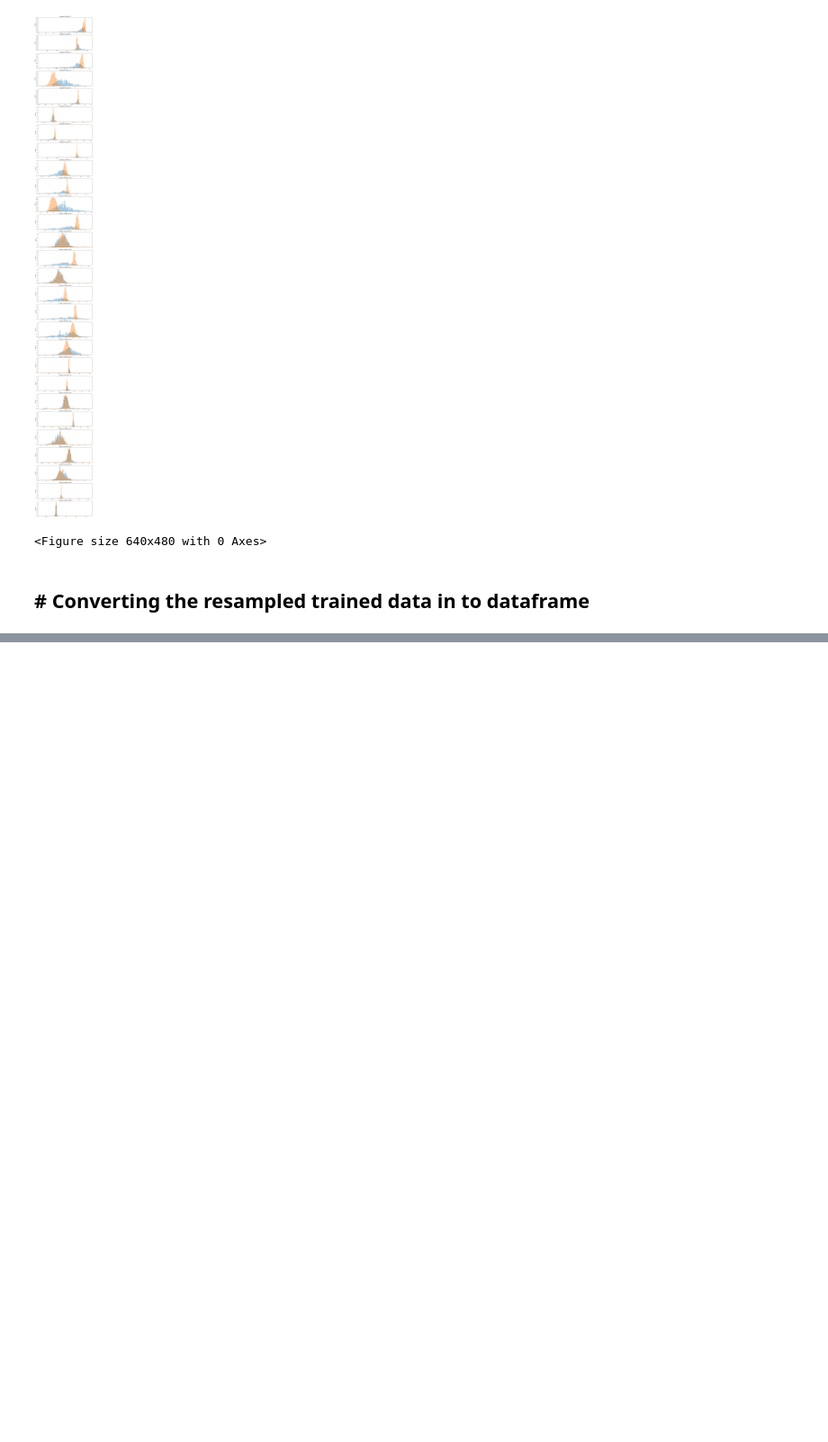
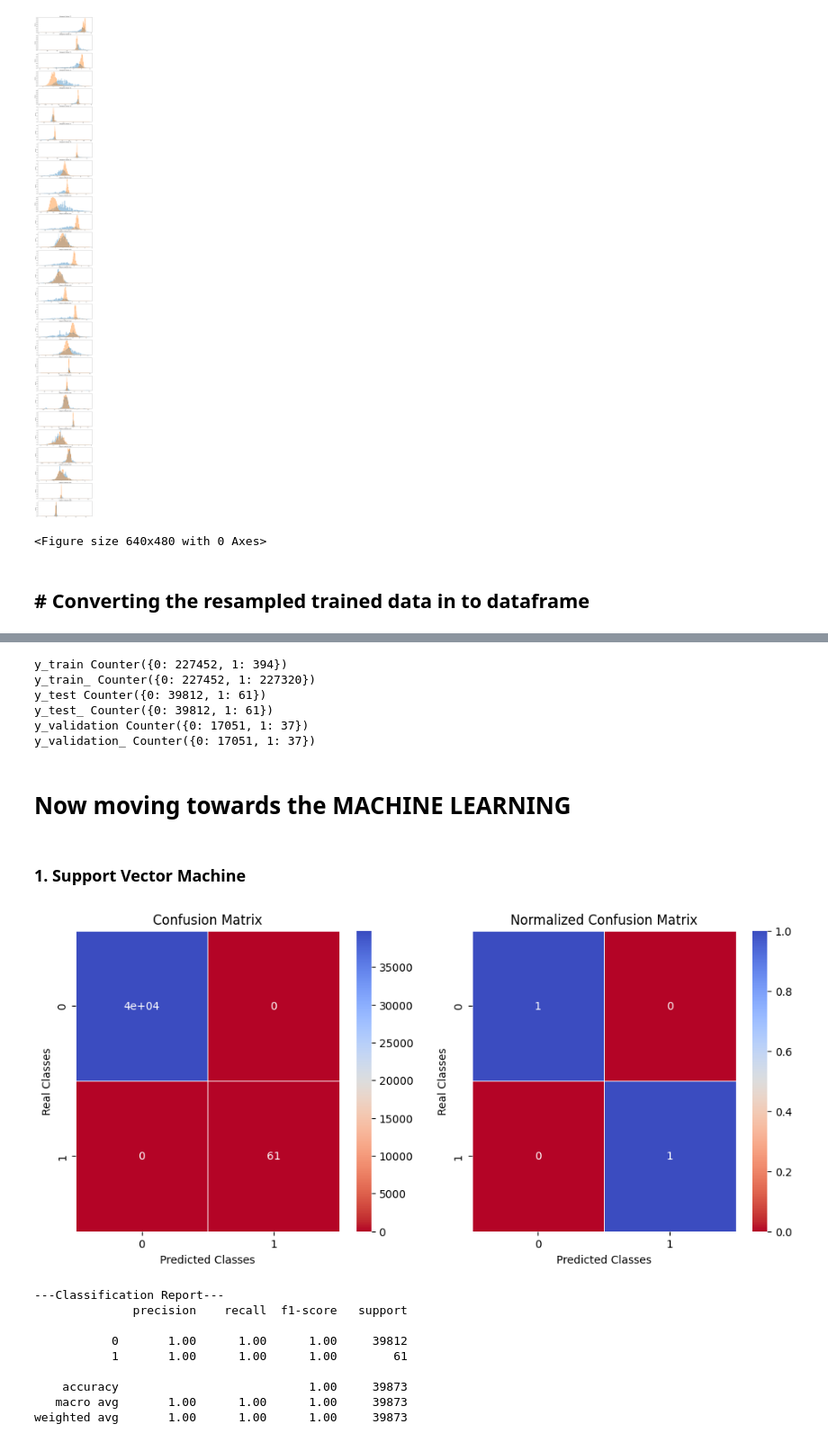
Before and after one commit to anees555/credit_card_fraud_detection, a Jupyter notebook: experiments.ipynb, the cells around one changed output, grey strips where cells are left out. Shown at 90% size. Cells and saved outputs as stored; diff of their text form; code cells hidden in the pictures; blank space fills up the shorter version.

```diff
--- a/experiments.ipynb
+++ b/experiments.ipynb
@@ -129,0 +187,60 @@ def resampled_x_train_processing(train_data_pickle_pth, train_labels_pickle_pth)
+# %%
+# Pickle and save the dataset
+dataset = {'X_train' : X_train,
+           'X_train_': X_train_,
+           'X_test': X_test,
+           'X_test_': X_test,
+           'X_validation': X_validation,
+           'X_validation_': X_validation_,
+           'y_train': y_train,
+           'y_train_': y_train_,
+           'y_test': y_test,
+           'y_test_': y_test_,
+           'y_validation': y_validation,
+           'y_validation_': y_validation_}
+with open('pickle/unscaled_data_with_resample_apr19.pkl', 'wb+') as f:
+    pickle.dump(dataset, f)
+# %%
+dataset = {
+    'X_train': X_train_scaled,
+    'X_train_': X_train_resampled_scaled,
+    'X_test': X_test_scaled,
+    'X_test_': X_test_resampled_scaled,
+    'X_validation': X_validation_scaled,
+    'X_validation_': X_validation_resampled_scaled,
+    'y_train': y_train,
+    'y_train_': y_train_,
+    'y_test': y_test,
+    'y_test_': y_test_,
+    'y_validation': y_validation,
+    'y_validation_': y_validation_
+}
+
+with open('pickle/data_scaled.pkl', 'wb') as f:
+    pickle.dump(dataset, f)
+# %%
+with open('pickle/data_scaled.pkl', 'rb+') as f:
+    dataset = pickle.load(f)
+# %%
+
+from collections import Counter
+
+for k, v in dataset.items():
+    if 'y' in k:
+        print(k, Counter(v))
+# %% [output]
+y_train Counter({0: 227452, 1: 394})
+y_train_ Counter({0: 227452, 1: 227320})
+y_test Counter({0: 39812, 1: 61})
+y_test_ Counter({0: 39812, 1: 61})
+y_validation Counter({0: 17051, 1: 37})
+y_validation_ Counter({0: 17051, 1: 37})
+# %% [markdown]
+# Now moving towards the MACHINE LEARNING
+# %% [markdown]
+### 1. Support Vector Machine
+# %%
+# Linear SVM on unsampled training data
+lsvm = svm.LinearSVC(C=1.0, dual=False)
+lsvm.fit(dataset['X_train'], dataset['y_train'])
+y_pred = lsvm.predict(dataset['X_test'])
@@ -129,0 +249,13 @@ def resampled_x_train_processing(train_data_pickle_pth, train_labels_pickle_pth)
+# %%
+plot_confusion_matrix(dataset['y_test'], y_pred)
+# %% [output]
+[figure, added]
+---Classification Report---
+              precision    recall  f1-score   support
+
+           0       1.00      1.00      1.00     39812
+           1       1.00      1.00      1.00        61
+
+    accuracy                           1.00     39873
+   macro avg       1.00      1.00      1.00     39873
+weighted avg       1.00      1.00      1.00     39873
```
Also changed, not shown: parts of 20 cells of this notebook, 2 other files.
